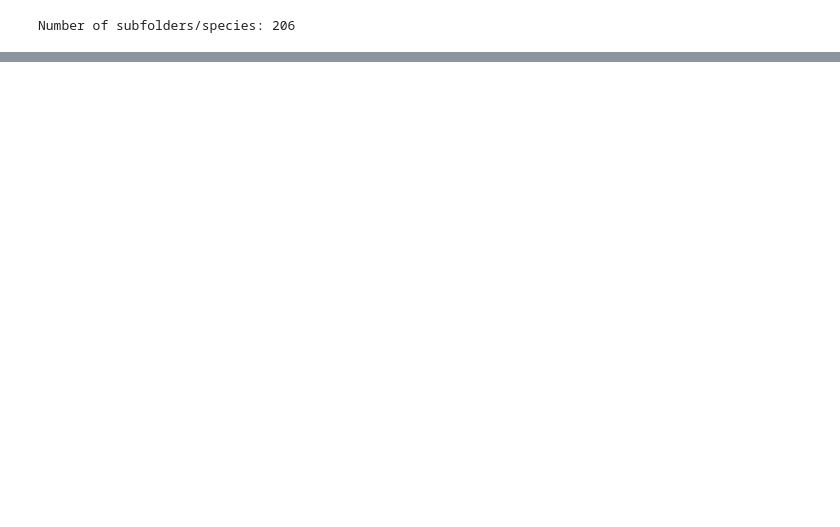
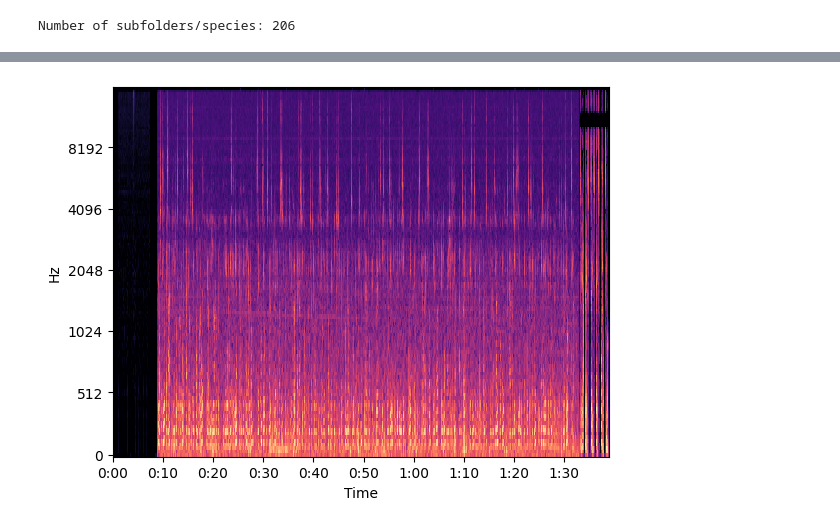
Before and after one commit to Jericho-16/MA679_Bird2025, a Jupyter notebook: EDA.ipynb, the cells around one changed output, grey strips where cells are left out. Cells and saved outputs as stored; diff of their text form; code cells hidden in the pictures; blank space fills up the shorter version.

```diff
--- a/EDA.ipynb
+++ b/EDA.ipynb
@@ -97,0 +131,4 @@ os.listdir(path+'/test_soundscapes')
+# %%
+plot_spectrogram(data, samplerate)
+# %% [output]
+[figure, added]
```
Also changed, not shown: parts of 10 cells of this notebook.
